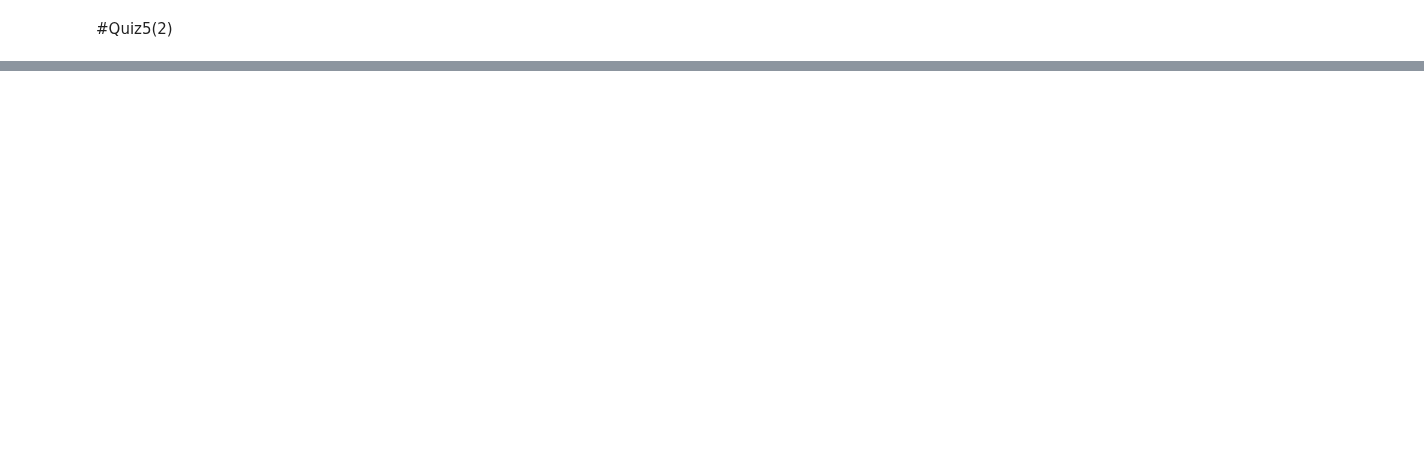
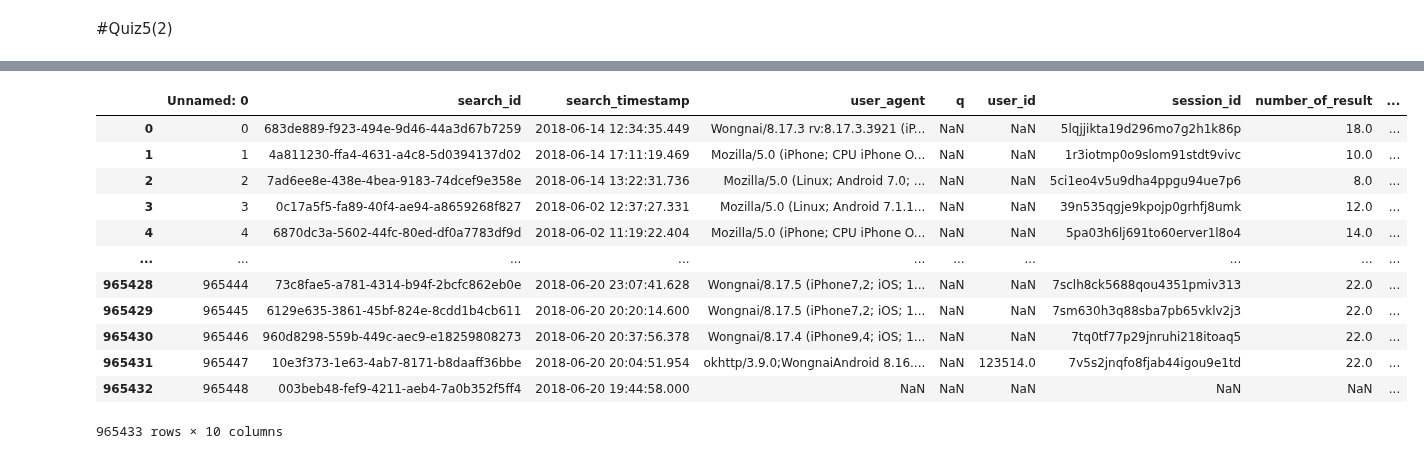
Before and after one commit to jiriyaporn/data_viz, a Jupyter notebook: Quiz5.ipynb, the cells around one changed output, grey strips where cells are left out. Cells and saved outputs as stored; diff of their text form; code cells hidden in the pictures; blank space fills up the shorter version.

```diff
--- a/Quiz5.ipynb
+++ b/Quiz5.ipynb
@@ -121,4 +115,0 @@ se
-# %%
-se = datetime.now()
-timet = se.strftime("%Y-%b-%d (%H:%M:%S.%f)")
-print('timet :', timet)
@@ -128,0 +116,17 @@ top_table[top_table[''].dt.time> time(hour=12)]
+# %%
+se['search_timestamp']= pd.to_datetime(se['search_timestamp'],dayfirst=True,errors ='coerce') #เปลี่ยนข้อมูลให้เป็นTimsstamp
+se
+# %% [output]
+|  | Unnamed: 0 | search_id | search_timestamp | user_agent | q | user_id | session_id | number_of_result | ... |
+| 0 | 0 | 683de889-f923-494e-9d46-44a3d67b7259 | 2018-06-14 12:34:35.449 | Wongnai/8.17.3 rv:8.17.3.3921 (iP... | NaN | NaN | 5lqjjikta19d296mo7g2h1k86p | 18.0 | ... |
+| 1 | 1 | 4a811230-ffa4-4631-a4c8-5d0394137d02 | 2018-06-14 17:11:19.469 | Mozilla/5.0 (iPhone; CPU iPhone O... | NaN | NaN | 1r3iotmp0o9slom91stdt9vivc | 10.0 | ... |
+| 2 | 2 | 7ad6ee8e-438e-4bea-9183-74dcef9e358e | 2018-06-14 13:22:31.736 | Mozilla/5.0 (Linux; Android 7.0; ... | NaN | NaN | 5ci1eo4v5u9dha4ppgu94ue7p6 | 8.0 | ... |
+| 3 | 3 | 0c17a5f5-fa89-40f4-ae94-a8659268f827 | 2018-06-02 12:37:27.331 | Mozilla/5.0 (Linux; Android 7.1.1... | NaN | NaN | 39n535qgje9kpojp0grhfj8umk | 12.0 | ... |
+| 4 | 4 | 6870dc3a-5602-44fc-80ed-df0a7783df9d | 2018-06-02 11:19:22.404 | Mozilla/5.0 (iPhone; CPU iPhone O... | NaN | NaN | 5pa03h6lj691to60erver1l8o4 | 14.0 | ... |
+| ... | ... | ... | ... | ... | ... | ... | ... | ... | ... |
+| 965428 | 965444 | 73c8fae5-a781-4314-b94f-2bcfc862eb0e | 2018-06-20 23:07:41.628 | Wongnai/8.17.5 (iPhone7,2; iOS; 1... | NaN | NaN | 7sclh8ck5688qou4351pmiv313 | 22.0 | ... |
+| 965429 | 965445 | 6129e635-3861-45bf-824e-8cdd1b4cb611 | 2018-06-20 20:20:14.600 | Wongnai/8.17.5 (iPhone7,2; iOS; 1... | NaN | NaN | 7sm630h3q88sba7pb65vklv2j3 | 22.0 | ... |
+| 965430 | 965446 | 960d8298-559b-449c-aec9-e18259808273 | 2018-06-20 20:37:56.378 | Wongnai/8.17.4 (iPhone9,4; iOS; 1... | NaN | NaN | 7tq0tf77p29jnruhi218itoaq5 | 22.0 | ... |
+| 965431 | 965447 | 10e3f373-1e63-4ab7-8171-b8daaff36bbe | 2018-06-20 20:04:51.954 | okhttp/3.9.0;WongnaiAndroid 8.16.... | NaN | 123514.0 | 7v5s2jnqfo8fjab44igou9e1td | 22.0 | ... |
+| 965432 | 965448 | 003beb48-fef9-4211-aeb4-7a0b352f5ff4 | 2018-06-20 19:44:58.000 | NaN | NaN | NaN | NaN | NaN | ... |
+965433 rows × 10 columns
```
Also changed, not shown: parts of 21 cells of this notebook.
